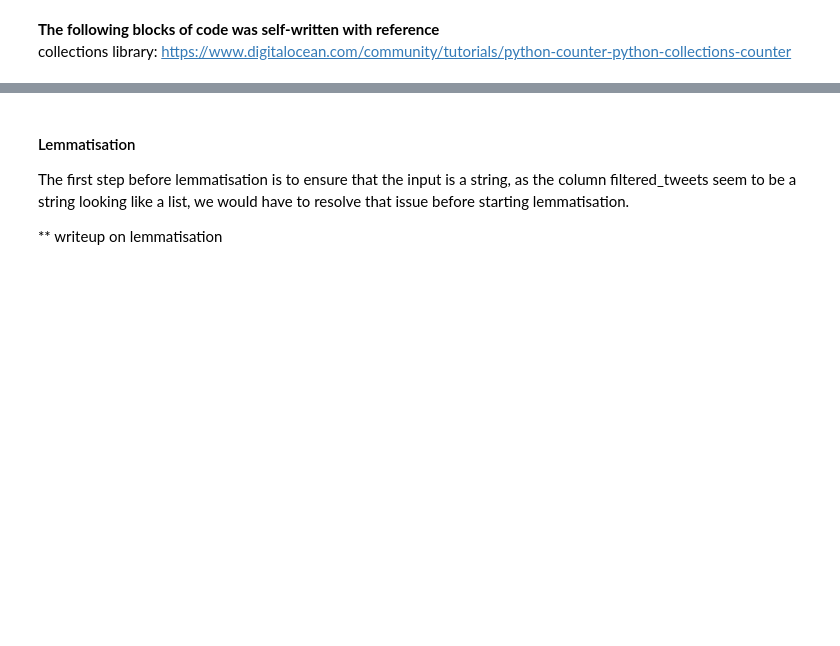
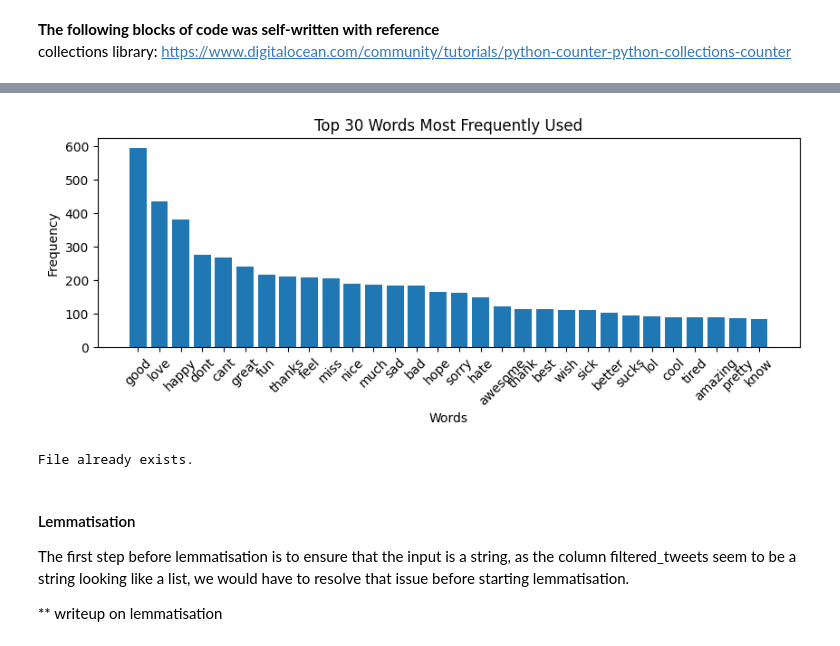
Before and after one commit to nekumonokat/NLP_text_classification, a Jupyter notebook: NLP Text Classification (New Dataset 2).ipynb, the cells around one changed output, grey strips where cells are left out. Drawn from its saved outputs; the diff is of its cells as text; code cells hidden in the pictures; blank space fills up the shorter version.

```diff
--- a/NLP Text Classification (New Dataset 2).ipynb
+++ b/NLP Text Classification (New Dataset 2).ipynb
@@ -312,3 +304,47 @@ REMOVE ADDITIONAL STOPWORDS BASED ON THE WORD DISTRIBUTION
+# %%
+words_to_remove = ['im', 'day', 'like', 'just', 'really', 'mothers', 'its', 'now', 'get', 'work',
+                   'one', 'u', 'well', 'thats','you','today','go','it','going','time','got','will',
+                   's', 'night', 'oh', 'e', 'still', 'think', 'feeling', 'want', 'see']
+
+tweets_df['filtered_tweet'] = tweets_df['filtered_tweet'].apply(lambda tweet: ' '.join(
+    word for word in tweet.split() if word.lower() not in words_to_remove))
+# %%
+# The following block of code was self-written
+# Concatenate all tokenised words together
+tokenised_words = []
+for tweet in tweets_df['filtered_tweet']:
+    tokens = tweet.split()
+    for t in tokens:
+        tokenised_words.append(t)
+
+word_counts = Counter(tokenised_words)
+# %%
+# The following block of code was self-written
+# Get top 30 most used words
+most_used_words = word_counts.most_common(30)
+# Extract the words and their frequencies
+words, frequencies = zip(*most_used_words)
+
+# Plot the word frequencies
+plt.figure(figsize=(10, 3))
+plt.bar(words, frequencies)
+
+# Labelling and title
+plt.xlabel('Words')
+plt.ylabel('Frequency')
+plt.title('Top 30 Words Most Frequently Used')
+# Rotate x-axis labels if needed
+plt.xticks(rotation = 45)
+plt.show()
+# %% [output]
+[figure, added]
+# %%
+# The following block of code was self-written
+filename = 'datasets/filtered_twitter_sentiments.csv'
+save_to_csv(tweets_df ,filename)
+tweets_df = pd.read_csv(filename)
+# %% [output]
+File already exists.
 # %% [markdown]
 #### Lemmatisation
 The first step before lemmatisation is to ensure that the input is a string, as the column filtered_tweets seem to be a string looking like a list, we would have to resolve that issue before starting lemmatisation.
```
Also changed, not shown: parts of 11 cells of this notebook.
